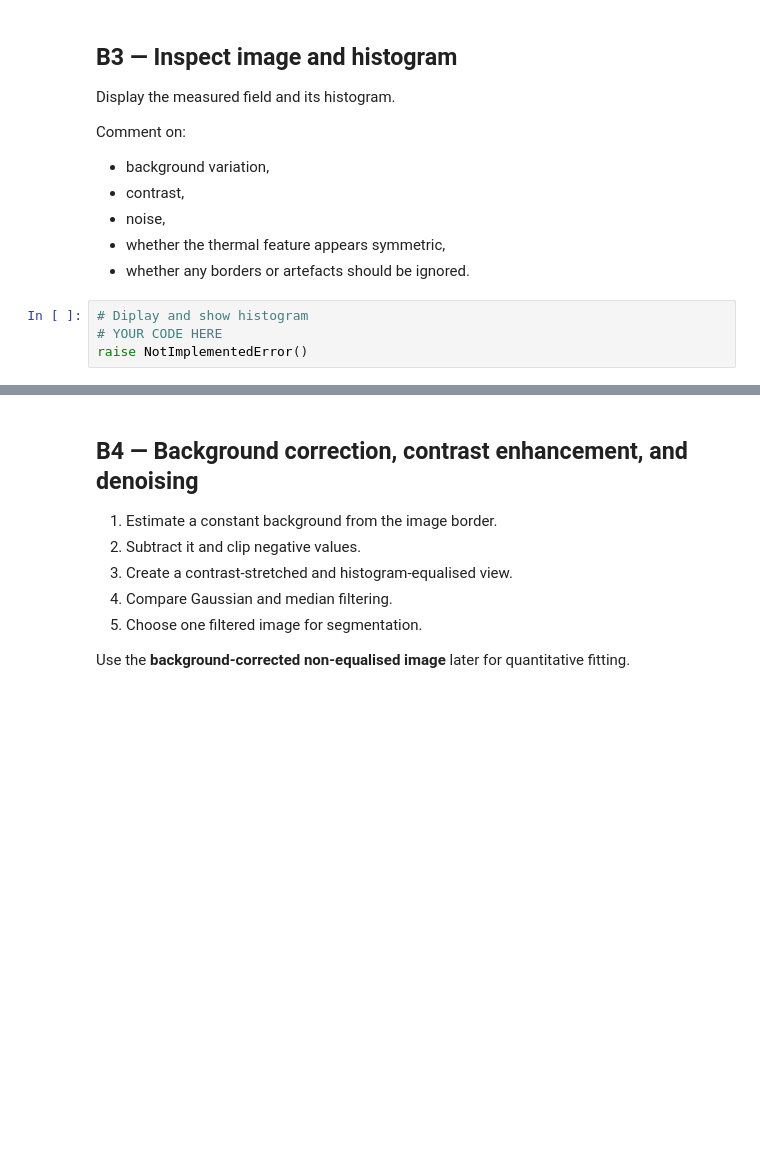
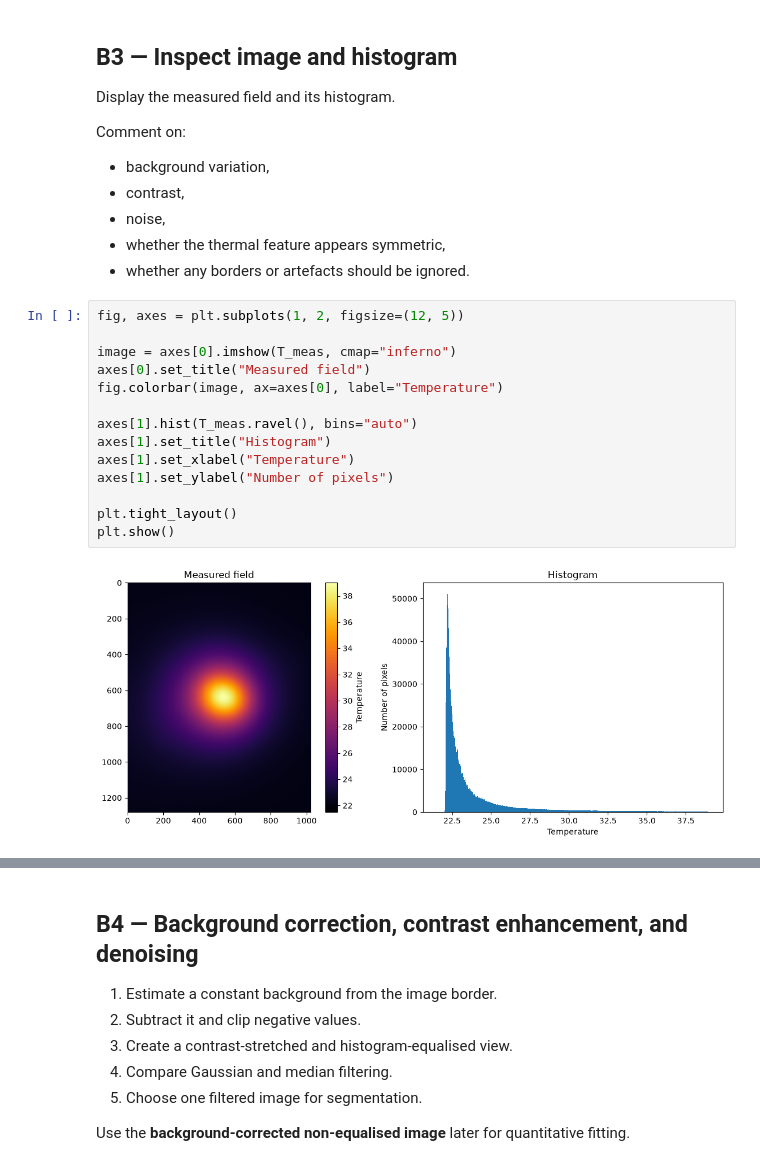
Before and after one commit to DelaneyGarikayi/OIP-Project-, a Jupyter notebook: notebooks/project/oip_final_project.ipynb, the cells around one changed output, grey strips where cells are left out. Cells and saved outputs as stored; diff of their text form; blank space fills up the shorter version.

```diff
--- a/notebooks/project/oip_final_project.ipynb
+++ b/notebooks/project/oip_final_project.ipynb
@@ -474,7 +526,19 @@ Comment on:
 - whether the thermal feature appears symmetric,
 - whether any borders or artefacts should be ignored.
 # %%
-# Diplay and show histogram
-# YOUR CODE HERE
-raise NotImplementedError()
+fig, axes = plt.subplots(1, 2, figsize=(12, 5))
+
+image = axes[0].imshow(T_meas, cmap="inferno")
+axes[0].set_title("Measured field")
+fig.colorbar(image, ax=axes[0], label="Temperature")
+
+axes[1].hist(T_meas.ravel(), bins="auto")
+axes[1].set_title("Histogram")
+axes[1].set_xlabel("Temperature")
+axes[1].set_ylabel("Number of pixels")
+
+plt.tight_layout()
+plt.show()
+# %% [output]
+[figure, added]
 # %% [markdown]
```
Also changed, not shown: parts of 6 cells of this notebook.
